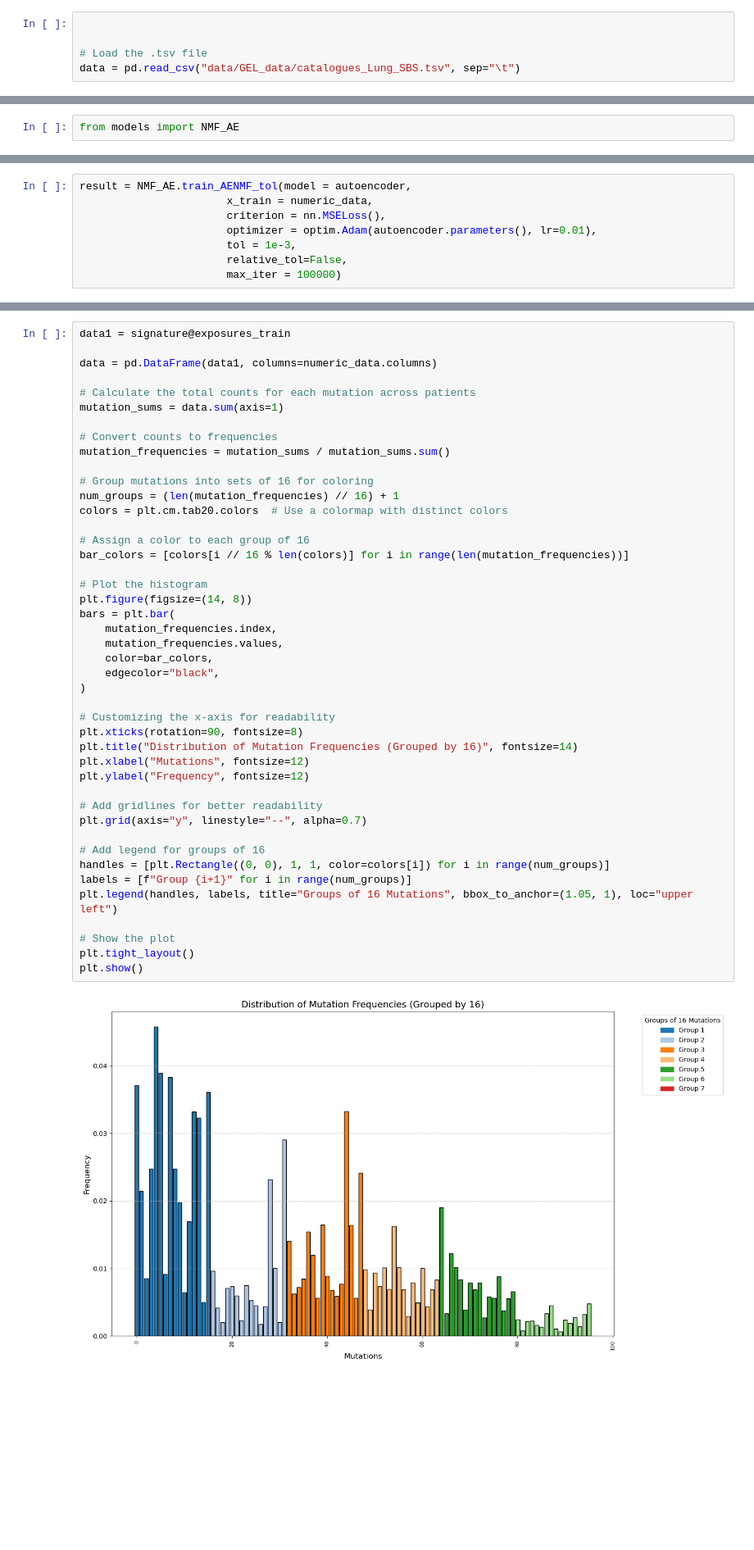
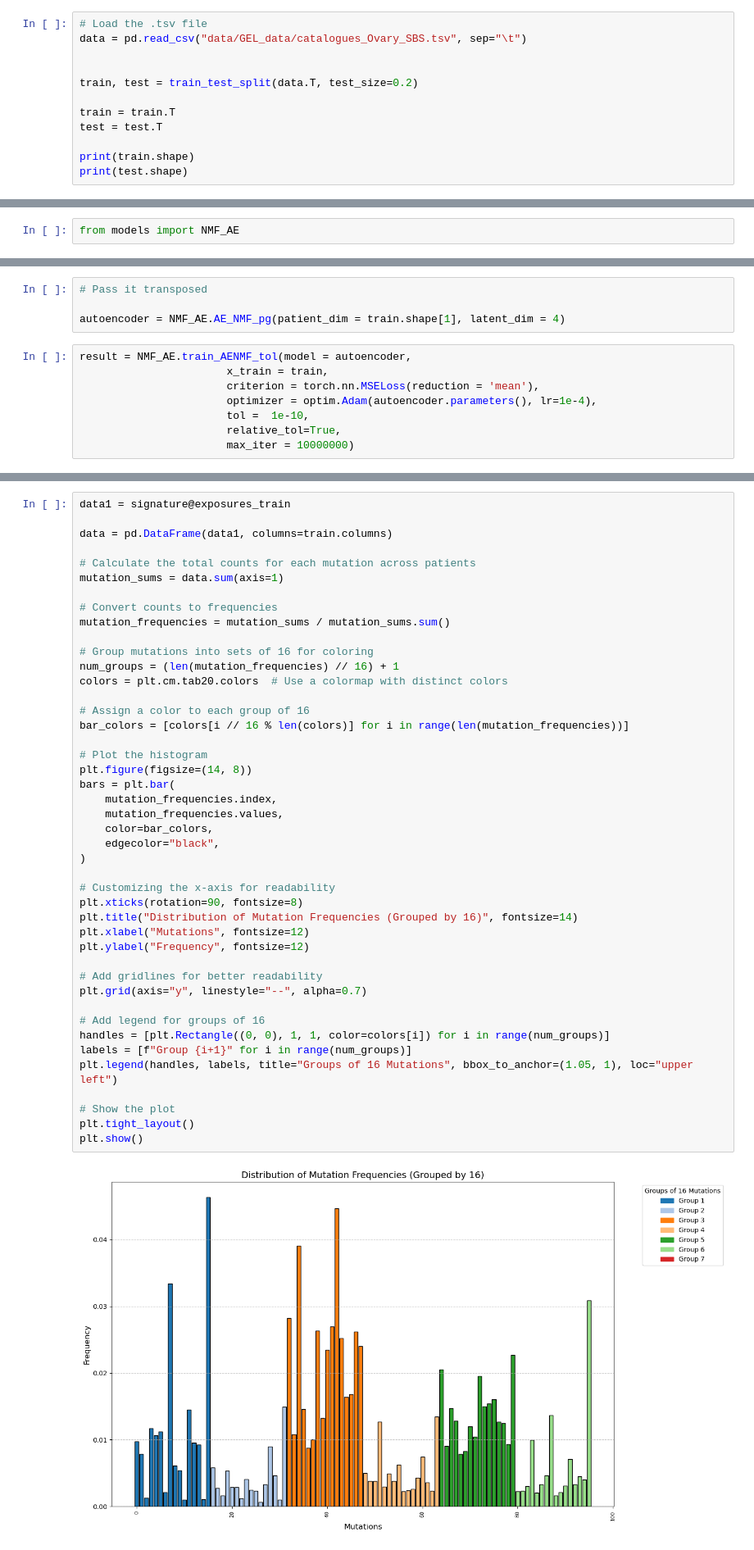
Before and after one commit to 15Max/AEMutSigExtraction, a Jupyter notebook: notebook.ipynb, the cells around one changed output, grey strips where cells are left out. Shown at 82% size. Cells and saved outputs as stored; diff of their text form; blank space fills up the shorter version.

```diff
--- a/notebook.ipynb
+++ b/notebook.ipynb
@@ -12,5 +15,12 @@ import torch
 # %%
+# Load the .tsv file
+data = pd.read_csv("data/GEL_data/catalogues_Ovary_SBS.tsv", sep="\t")
 
 
-# Load the .tsv file
-data = pd.read_csv("data/GEL_data/catalogues_Lung_SBS.tsv", sep="\t")
+train, test = train_test_split(data.T, test_size=0.2)
+
+train = train.T
+test = test.T
+
+print(train.shape)
+print(test.shape)
@@ -118,9 +83,13 @@ T[T>G]T              52              12             248              29
+# %%
+# Pass it transposed
+
+autoencoder = NMF_AE.AE_NMF_pg(patient_dim = train.shape[1], latent_dim = 4)
 # %%
 result = NMF_AE.train_AENMF_tol(model = autoencoder,
-                       x_train = numeric_data,
-                       criterion = nn.MSELoss(),
-                       optimizer = optim.Adam(autoencoder.parameters(), lr=0.01),
-                       tol = 1e-3,
-                       relative_tol=False,
-                       max_iter = 100000)
+                       x_train = train,
+                       criterion = torch.nn.MSELoss(reduction = 'mean'),
+                       optimizer = optim.Adam(autoencoder.parameters(), lr=1e-4),
+                       tol =  1e-10,
+                       relative_tol=True,
+                       max_iter = 10000000)
 # %%
@@ -130,7 +100,7 @@ enc_mat = result[4]
 # %%
 data1 = signature@exposures_train
 
-data = pd.DataFrame(data1, columns=numeric_data.columns)
+data = pd.DataFrame(data1, columns=train.columns)
 
 # Calculate the total counts for each mutation across patients
 mutation_sums = data.sum(axis=1)
@@ -145,31 +115,31 @@ colors = plt.cm.tab20.colors  # Use a colormap with distinct colors
 # Assign a color to each group of 16
 bar_colors = [colors[i // 16 % len(colors)] for i in range(len(mutation_frequencies))]
 
 # Plot the histogram
 plt.figure(figsize=(14, 8))
 bars = plt.bar(
     mutation_frequencies.index,
     mutation_frequencies.values,
     color=bar_colors,
     edgecolor="black",
 )
 
 # Customizing the x-axis for readability
 plt.xticks(rotation=90, fontsize=8)
 plt.title("Distribution of Mutation Frequencies (Grouped by 16)", fontsize=14)
 plt.xlabel("Mutations", fontsize=12)
 plt.ylabel("Frequency", fontsize=12)
 
 # Add gridlines for better readability
 plt.grid(axis="y", linestyle="--", alpha=0.7)
 
 # Add legend for groups of 16
 handles = [plt.Rectangle((0, 0), 1, 1, color=colors[i]) for i in range(num_groups)]
 labels = [f"Group {i+1}" for i in range(num_groups)]
 plt.legend(handles, labels, title="Groups of 16 Mutations", bbox_to_anchor=(1.05, 1), loc="upper left")
 
 # Show the plot
 plt.tight_layout()
 plt.show()
 # %% [output]
-[figure, old version]
+[figure, new version]
```
Also changed, not shown: parts of 14 cells of this notebook, 3 other files.
